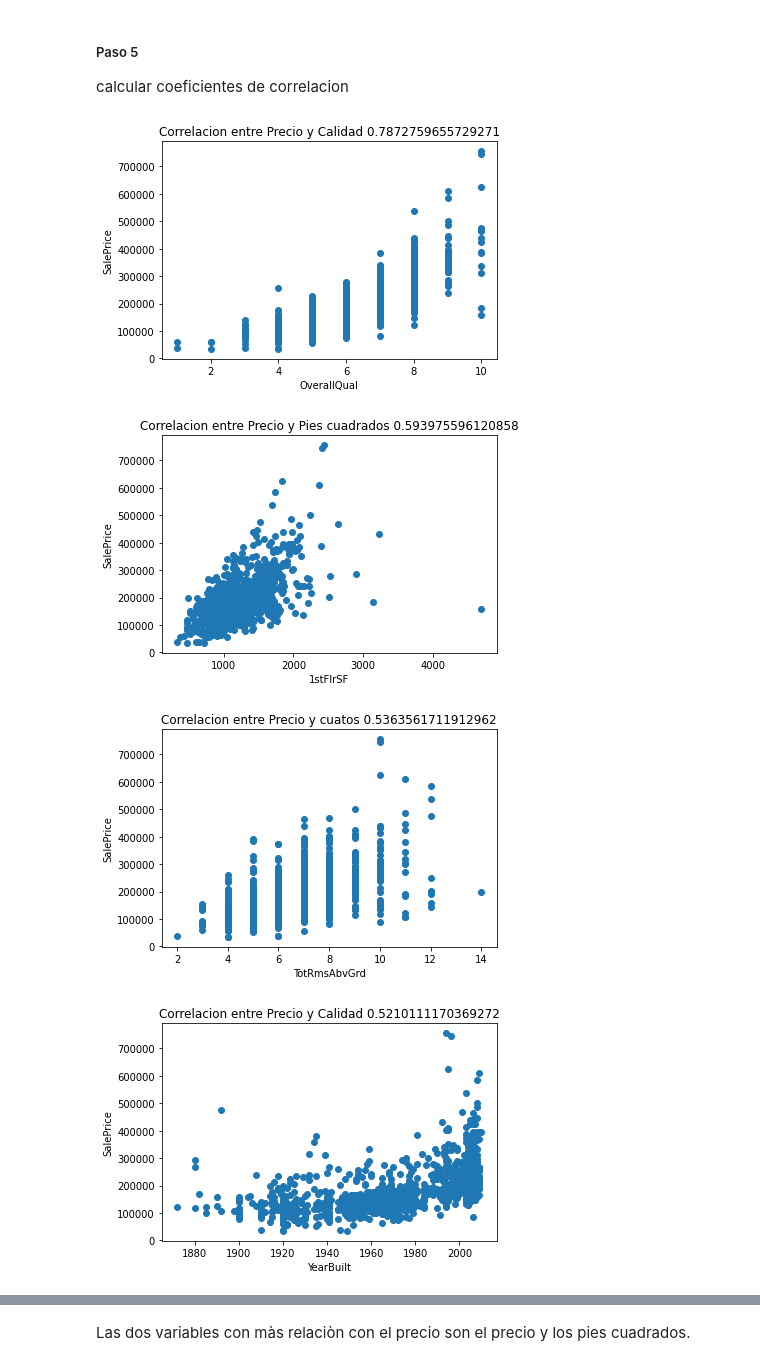
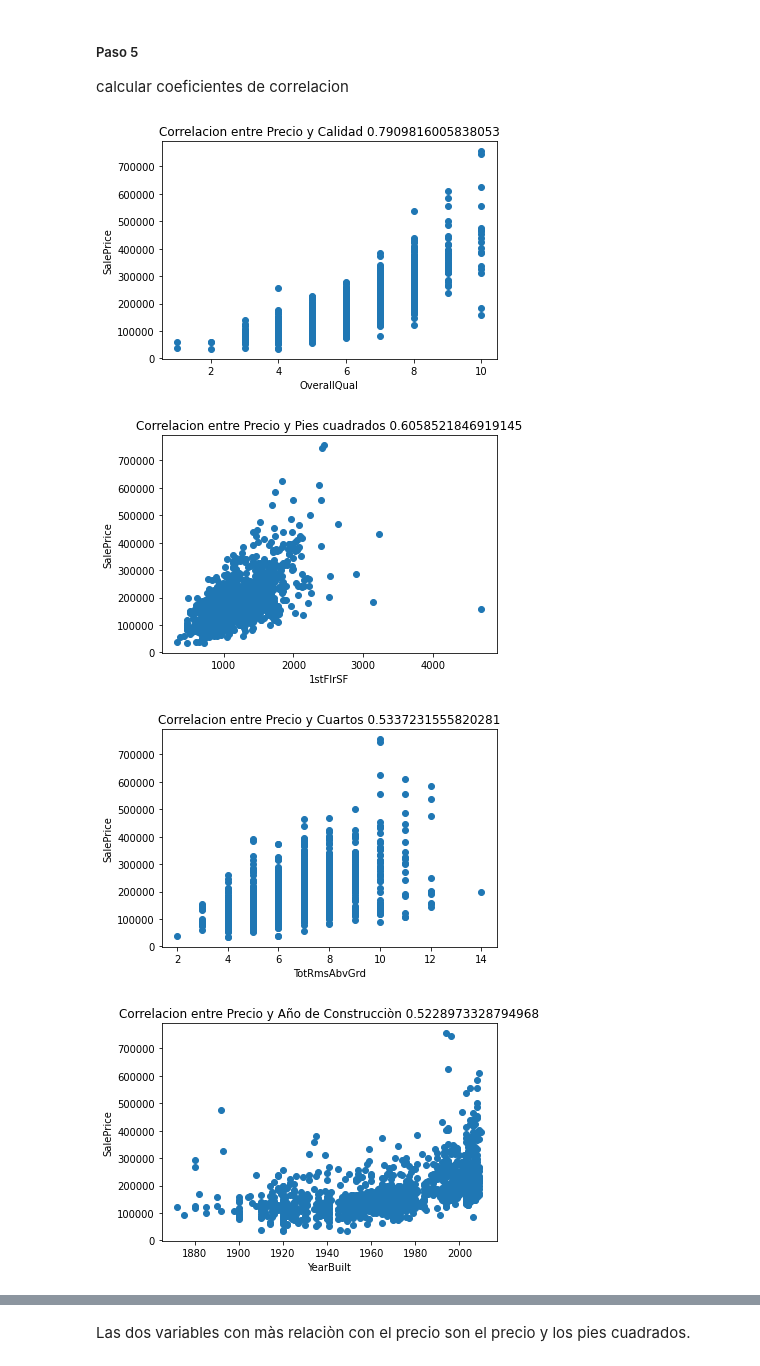
Before and after one commit to renatocoronado/proyecto1, a Jupyter notebook: proyecto_1.ipynb, the cells around one changed output, grey strips where cells are left out. Cells and saved outputs as stored; diff of their text form; code cells hidden in the pictures.

```diff
--- a/proyecto_1.ipynb
+++ b/proyecto_1.ipynb
@@ -160,43 +248,43 @@ seaborn.displot(data=data_entrenamiento, x="LotFrontage")
 
 calcular coeficientes de correlacion
 # %%
-correlacion_precio_calidad = data_entrenamiento["SalePrice"].corr(data_entrenamiento["OverallQual"])
+correlacion_precio_calidad = data["SalePrice"].corr(data["OverallQual"])
 
-plt.scatter(data_entrenamiento["OverallQual"], data_entrenamiento["SalePrice"])
+plt.scatter(data["OverallQual"], data["SalePrice"])
 plt.xlabel("OverallQual")
 plt.ylabel("SalePrice")
 plt.title("Correlacion entre Precio y Calidad " + str(correlacion_precio_calidad))
 plt.show()
 # %% [output]
-[figure, old version]
+[figure, new version]
 # %%
-correlacion_precio_pies_cuadrados = data_entrenamiento["SalePrice"].corr(data_entrenamiento["1stFlrSF"])
+correlacion_precio_pies_cuadrados = data["SalePrice"].corr(data["1stFlrSF"])
 
-plt.scatter(data_entrenamiento["1stFlrSF"], data_entrenamiento["SalePrice"])
+plt.scatter(data["1stFlrSF"], data["SalePrice"])
 plt.xlabel("1stFlrSF")
 plt.ylabel("SalePrice")
 plt.title("Correlacion entre Precio y Pies cuadrados " + str(correlacion_precio_pies_cuadrados))
 plt.show()
 # %% [output]
-[figure, old version]
+[figure, new version]
 # %%
-correlacion_precio_cuatos = data_entrenamiento["SalePrice"].corr(data_entrenamiento["TotRmsAbvGrd"])
+correlacion_precio_cuatos = data["SalePrice"].corr(data["TotRmsAbvGrd"])
 
-plt.scatter(data_entrenamiento["TotRmsAbvGrd"], data_entrenamiento["SalePrice"])
+plt.scatter(data["TotRmsAbvGrd"], data["SalePrice"])
 plt.xlabel("TotRmsAbvGrd")
 plt.ylabel("SalePrice")
 plt.title("Correlacion entre Precio y Cuartos " + str(correlacion_precio_cuatos))
 plt.show()
 # %% [output]
-[figure, old version]
+[figure, new version]
 # %%
-correlacion_precio_anio_construccion = data_entrenamiento["SalePrice"].corr(data_entrenamiento["YearBuilt"])
+correlacion_precio_anio_construccion = data["SalePrice"].corr(data["YearBuilt"])
 
-plt.scatter(data_entrenamiento["YearBuilt"], data_entrenamiento["SalePrice"])
+plt.scatter(data["YearBuilt"], data["SalePrice"])
 plt.xlabel("YearBuilt")
 plt.ylabel("SalePrice")
 plt.title("Correlacion entre Precio y Año de Construcciòn " + str(correlacion_precio_anio_construccion))
 plt.show()
 # %% [output]
-[figure, old version]
+[figure, new version]
 # %%
```
Also changed, not shown: parts of 56 cells of this notebook.
